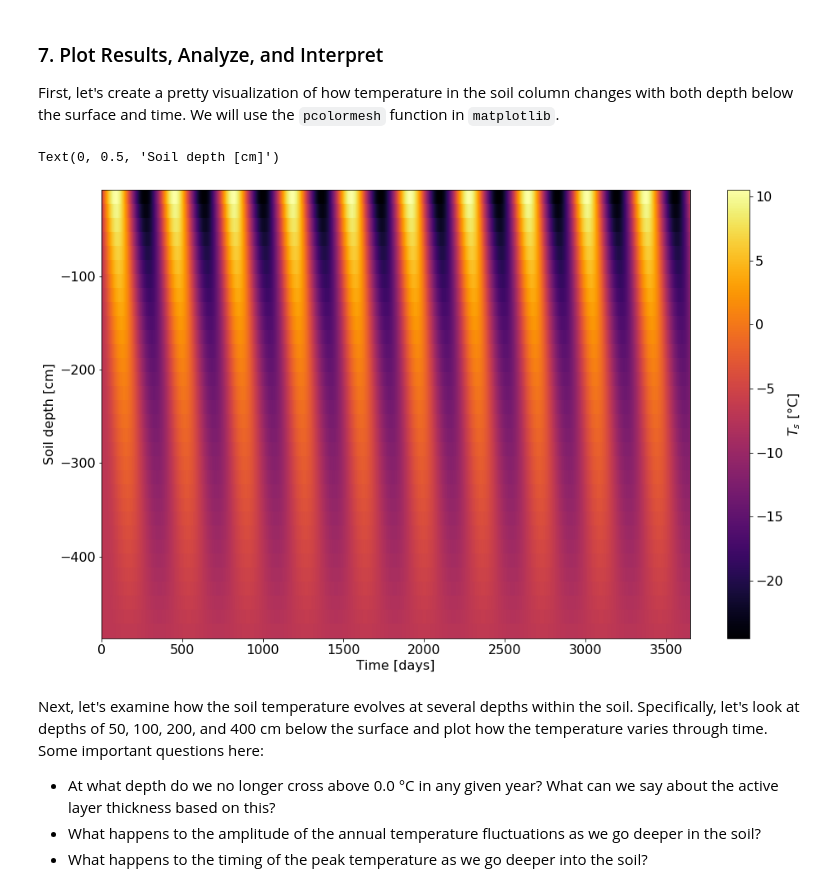
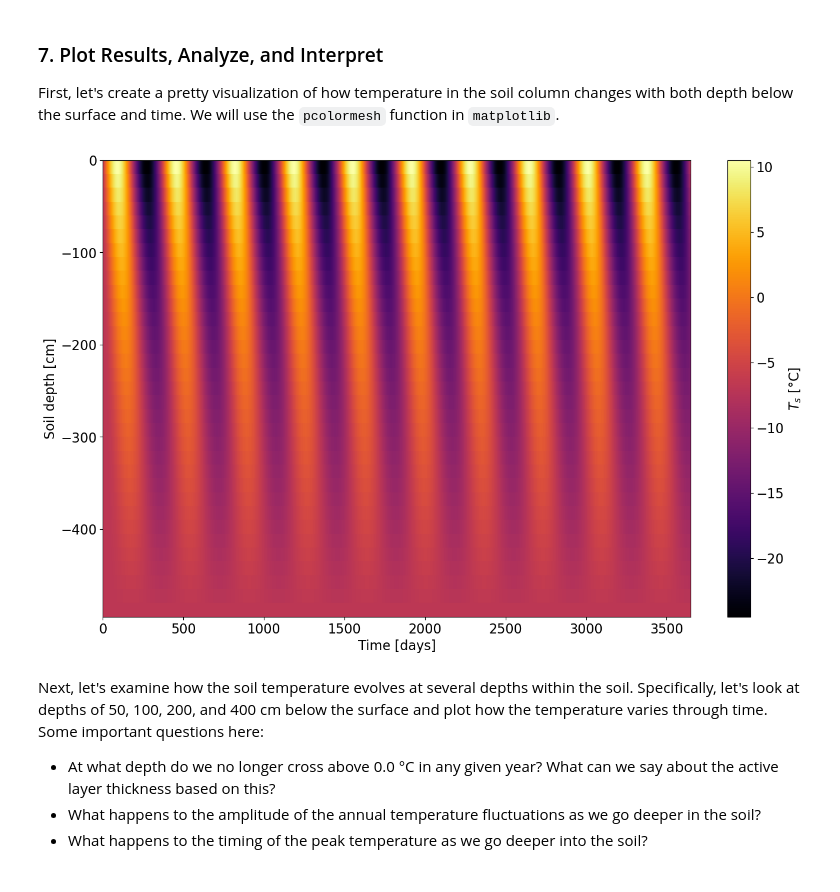
Before and after one commit to LejoFlores/Earth-and-Environmental-Systems-Modeling, a Jupyter notebook: mod03/mod03_1D-Diffusion-ImplicitExample.ipynb, the cells around one changed output. Drawn from its saved outputs; the diff is of its cells as text; code cells hidden in the pictures.

```diff
--- a/mod03/mod03_1D-Diffusion-ImplicitExample.ipynb
+++ b/mod03/mod03_1D-Diffusion-ImplicitExample.ipynb
@@ -214,20 +215,20 @@ First, let's create a pretty visualization of how temperature in the soil column
 # %%
 ## First off, let's change the font size for all of our plots to be more legible
 plt.rcParams.update({'font.size': 16})
 
 tt,zz = np.meshgrid(t,z)
 
 plt.figure(figsize=(16,10)) # Create a figure and set the size
 
 # Notice we're plotting -zz to have the top of the soil at the top and negative
 # into the land surface
-plt.pcolormesh(tt,-zz,Ts,cmap='inferno')
+plt.pcolormesh(tt,-zz,Ts,cmap='inferno',shading = 'auto') #fix made
 plt.colorbar(label='$T_s$ [°C]')
 plt.xlabel('Time [days]')
 plt.ylabel('Soil depth [cm]')
+plt.show()
 # %% [output]
-Text(0, 0.5, 'Soil depth [cm]')
-[figure, old version]
+[figure, new version]
 # %% [markdown]
 Next, let's examine how the soil temperature evolves at several depths within the soil. Specifically, let's look at depths of 50, 100, 200, and 400 cm below the surface and plot how the temperature varies through time. Some important questions here:
 
```
Also changed, not shown: parts of 4 cells of this notebook.
